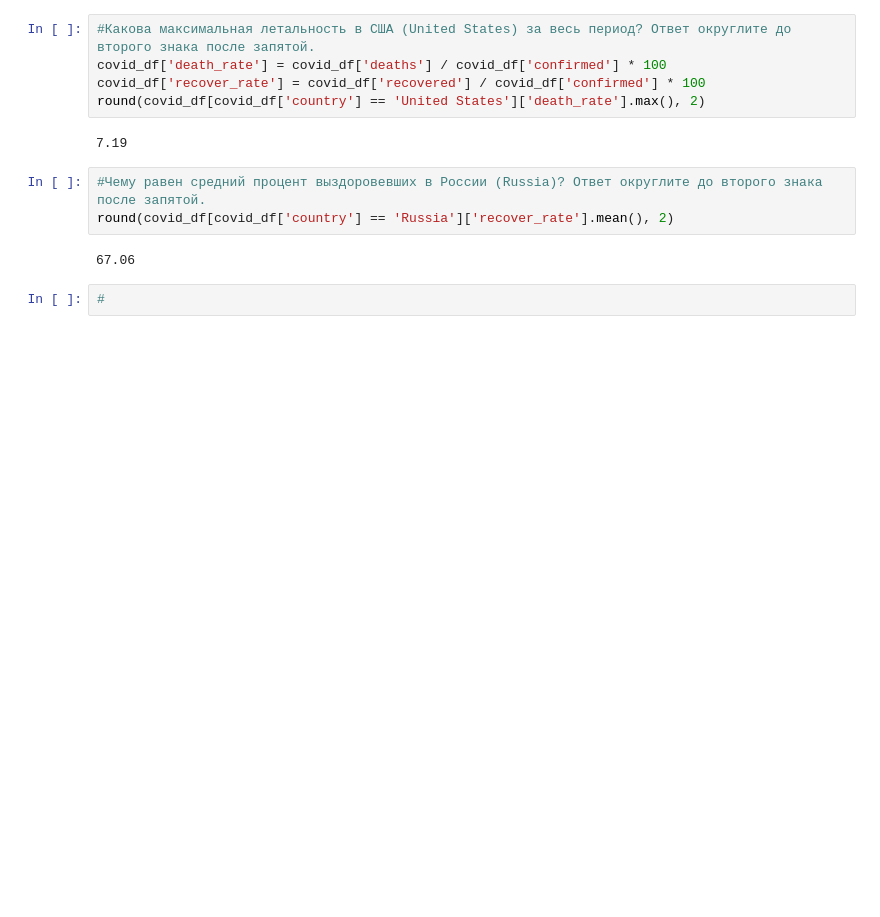
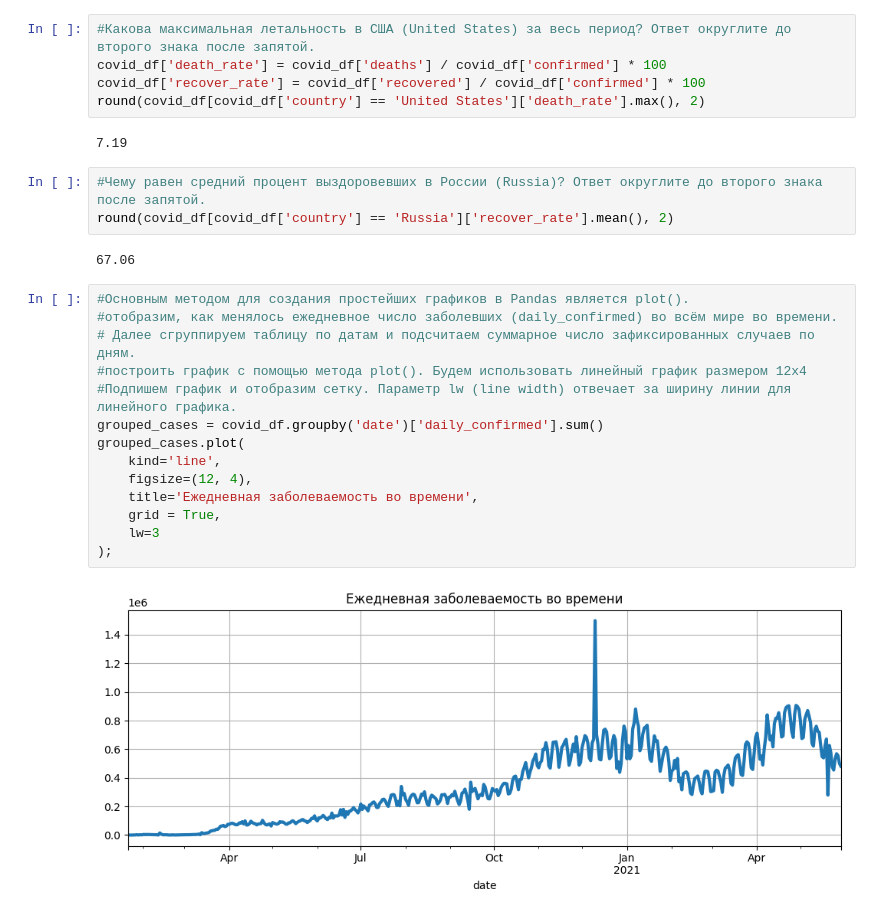
Before and after one commit to Domahan/sf_data_science, a Jupyter notebook: new_HW3_visualization.ipynb, the cells around one changed output. Drawn from its saved outputs; the diff is of its cells as text; blank space fills up the shorter version.

```diff
--- a/new_HW3_visualization.ipynb
+++ b/new_HW3_visualization.ipynb
@@ -85,4 +85,18 @@ round(covid_df[covid_df['country'] == 'Russia']['recover_rate'].mean(), 2)
 # %% [output]
 67.06
 # %%
-#
+#Основным методом для создания простейших графиков в Pandas является plot().
+#отобразим, как менялось ежедневное число заболевших (daily_confirmed) во всём мире во времени.
+# Далее сгруппируем таблицу по датам и подсчитаем суммарное число зафиксированных случаев по дням.
+#построить график с помощью метода plot(). Будем использовать линейный график размером 12x4
+#Подпишем график и отобразим сетку. Параметр lw (line width) отвечает за ширину линии для линейного графика.
+grouped_cases = covid_df.groupby('date')['daily_confirmed'].sum()
+grouped_cases.plot(
+    kind='line',
+    figsize=(12, 4),
+    title='Ежедневная заболеваемость во времени',
+    grid = True,
+    lw=3
+);
+# %% [output]
+[figure, added]
```
Also changed, not shown: parts of 12 cells of this notebook.
